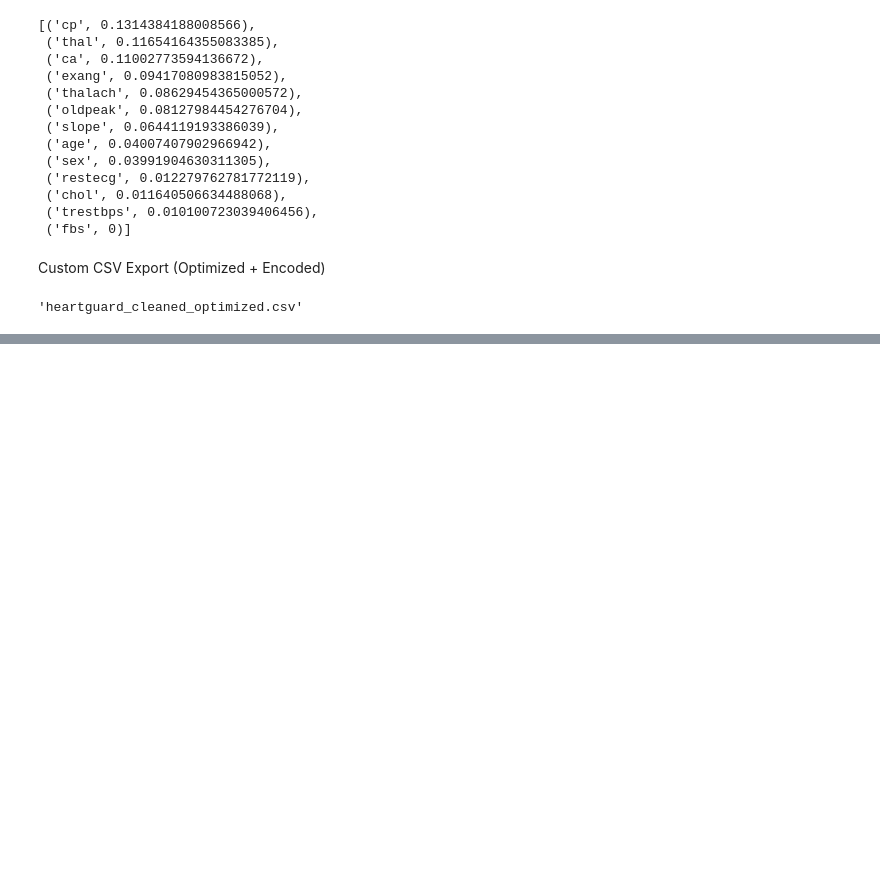
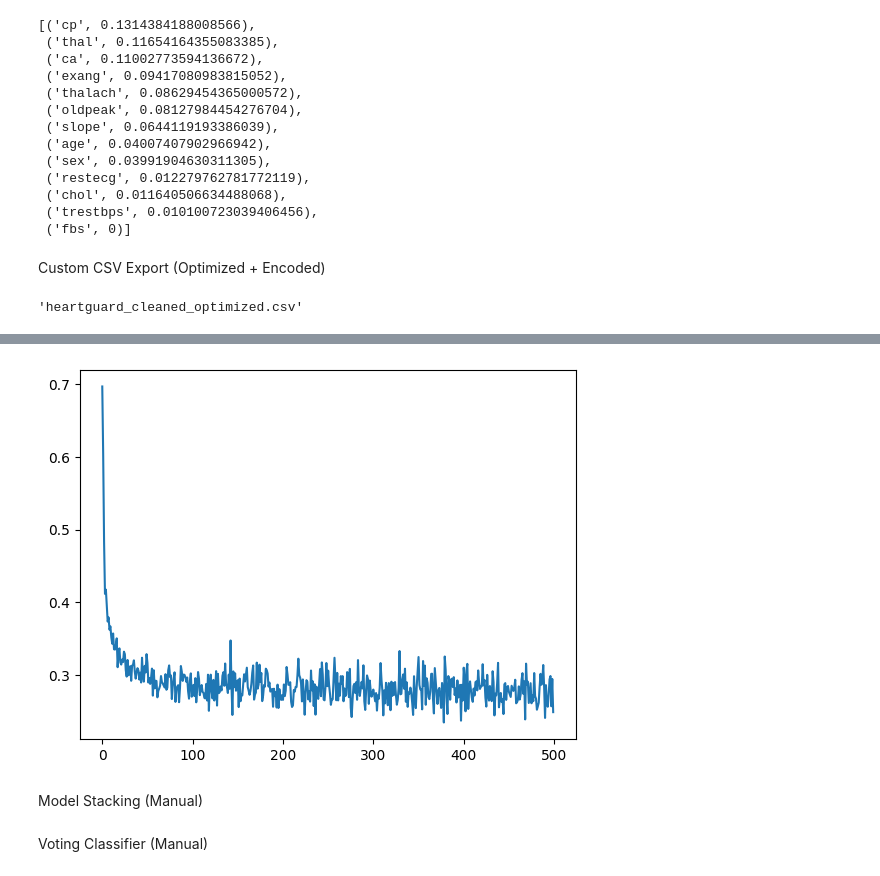
Before and after one commit to Reyan7471/HeartGuard---Heart-disease-Detection-Project-, a Jupyter notebook: notebooks/heartguard_training.ipynb, the cells around one changed output, grey strips where cells are left out. Cells and saved outputs as stored; diff of their text form; code cells hidden in the pictures; blank space fills up the shorter version.

```diff
--- a/notebooks/heartguard_training.ipynb
+++ b/notebooks/heartguard_training.ipynb
@@ -1993,0 +2564,3 @@ export_path
+# %%
+def euclidean_distance(x1, x2):
+    return np.sqrt(np.sum((x1 - x2) ** 2))
@@ -1993,0 +2719,14 @@ export_path
+# %%
+train_df, test_df = stratified_split(df, "target")
+
+X_train = train_df.drop("target", axis=1).values
+y_train = train_df["target"].values
+# %%
+W1, b1, W2, b2, losses = train_nn(X_train, y_train)
+
+plt.plot(losses)
+plt.show()
+# %% [output]
+[figure, added]
+# %% [markdown]
+Model Stacking (Manual)
@@ -1993,0 +2753,2 @@ export_path
+# %% [markdown]
+Voting Classifier (Manual)
```
Also changed, not shown: parts of 128 cells of this notebook, 3 other files.
